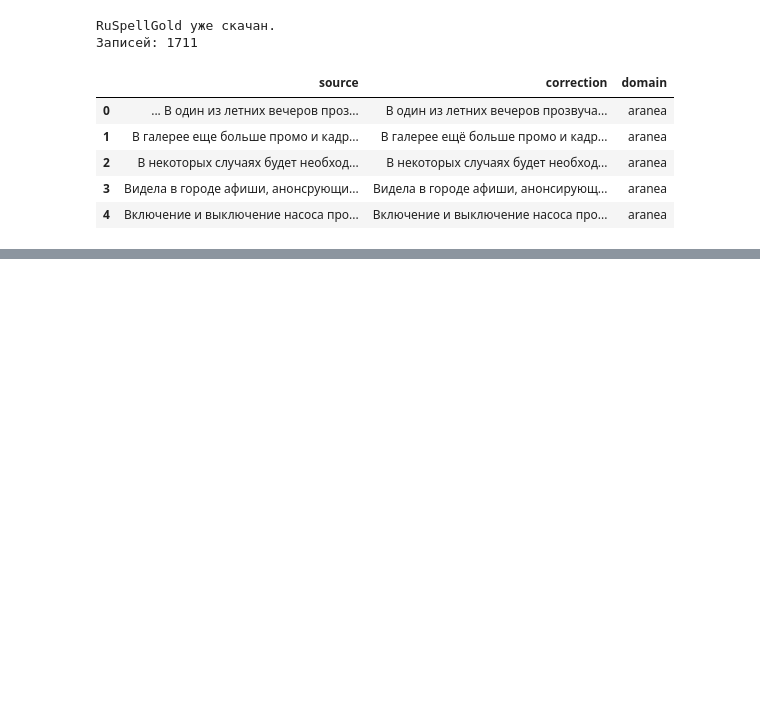
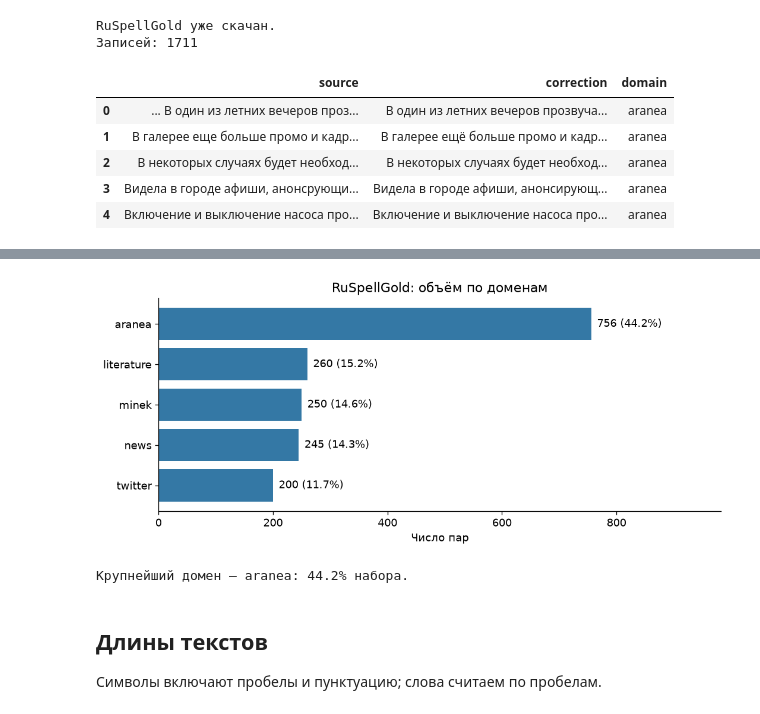
Before and after one commit to Monyzik/framework-coursework, a Jupyter notebook: notebooks/text.ipynb, the cells around one changed output, grey strips where cells are left out. Cells and saved outputs as stored; diff of their text form; code cells hidden in the pictures; blank space fills up the shorter version.

Commit message:
add simple text EDA and refactore installing and downloading logic

```diff
--- a/notebooks/text.ipynb
+++ b/notebooks/text.ipynb
@@ -100,3 +56,22 @@ RuSpellGold уже скачан.
 | 2 | В некоторых случаях будет необход... | В некоторых случаях будет необход... | aranea |
 | 3 | Видела в городе афиши, анонсрующи... | Видела в городе афиши, анонсирующ... | aranea |
 | 4 | Включение и выключение насоса про... | Включение и выключение насоса про... | aranea |
+# %%
+import hashlib
+import unicodedata
+from collections import Counter
+
+import numpy as np
+import matplotlib.pyplot as plt
+from rapidfuzz.distance import Levenshtein
+
+FIGURES = ROOT / 'reports/figures/text'
+FIGURES.mkdir(parents=True, exist_ok=True)
+COLORS = {'source': '#3478a5', 'correction': '#d38728', 'unchanged': '#416b55'}
+plt.rcParams.update({'figure.dpi': 120, 'font.size': 11, 'axes.spines.top': False,
+                     'axes.spines.right': False})
+pd.set_option('display.max_colwidth', 120)
+pd.set_option('display.max_rows', 20)
+
+print('SHA256:', hashlib.sha256(DATA.read_bytes()).hexdigest())
+print('Исходных строк:', len(df))
@@ -102,0 +122,5 @@ RuSpellGold уже скачан.
+# %%
+eda = df.copy()
+eda['source_cmp'] = eda['source']
+eda['correction_cmp'] = eda['correction']
+eda['changed'] = eda['source_cmp'].ne(eda['correction_cmp'])
@@ -102,0 +131,20 @@ RuSpellGold уже скачан.
+# %%
+domain_counts = eda['domain'].value_counts()
+domain_order = domain_counts.index.tolist()
+counts = domain_counts.iloc[::-1]
+fig, ax = plt.subplots(figsize=(9, 4))
+ax.barh(counts.index, counts.values, color=COLORS['source'])
+for y, count in enumerate(counts):
+    ax.text(count + 10, y, f'{count} ({count / len(eda):.1%})', va='center')
+ax.set(xlabel='Число пар', title='RuSpellGold: объём по доменам', xlim=(0, counts.max() * 1.3))
+fig.tight_layout()
+fig.savefig(FIGURES / 'domains.png', bbox_inches='tight')
+plt.show()
+print(f'Крупнейший домен — {domain_order[0]}: {domain_counts.iloc[0] / len(eda):.1%} набора.')
+# %% [output]
+[figure, added]
+Крупнейший домен — aranea: 44.2% набора.
+# %% [markdown]
+## Длины текстов
+
+Символы включают пробелы и пунктуацию; слова считаем по пробелам.
```
Also changed, not shown: parts of 28 cells of this notebook, 5 other files.
